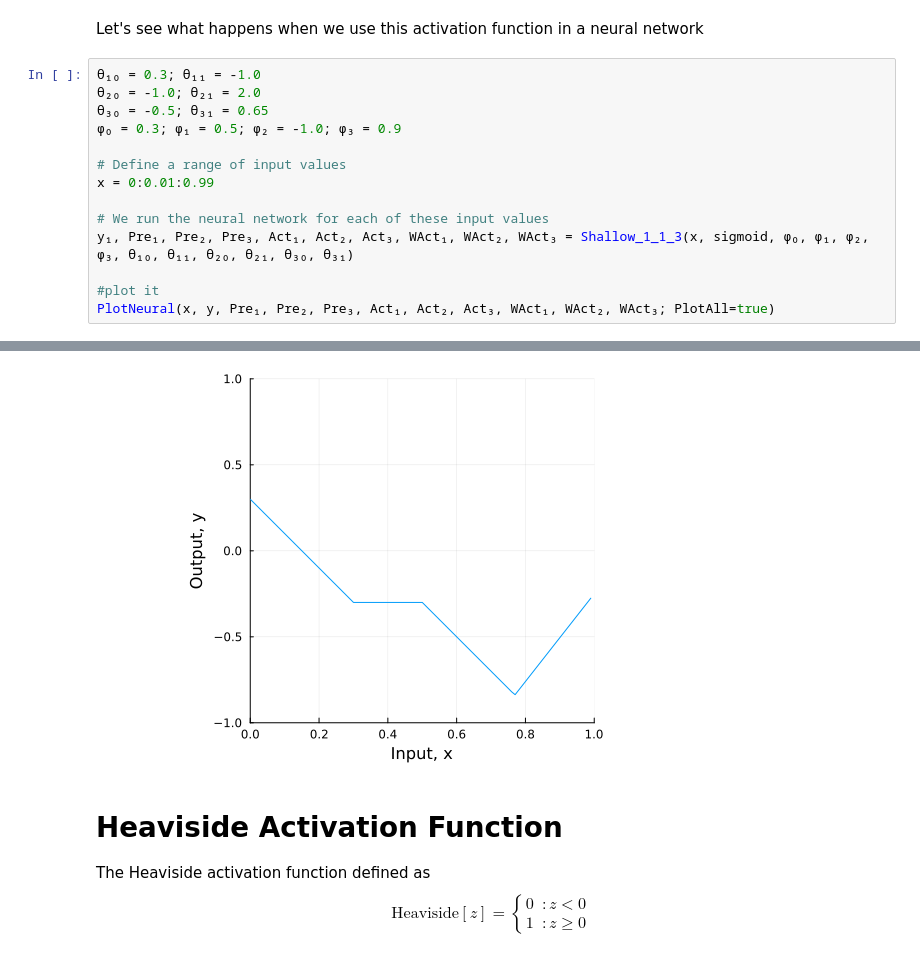
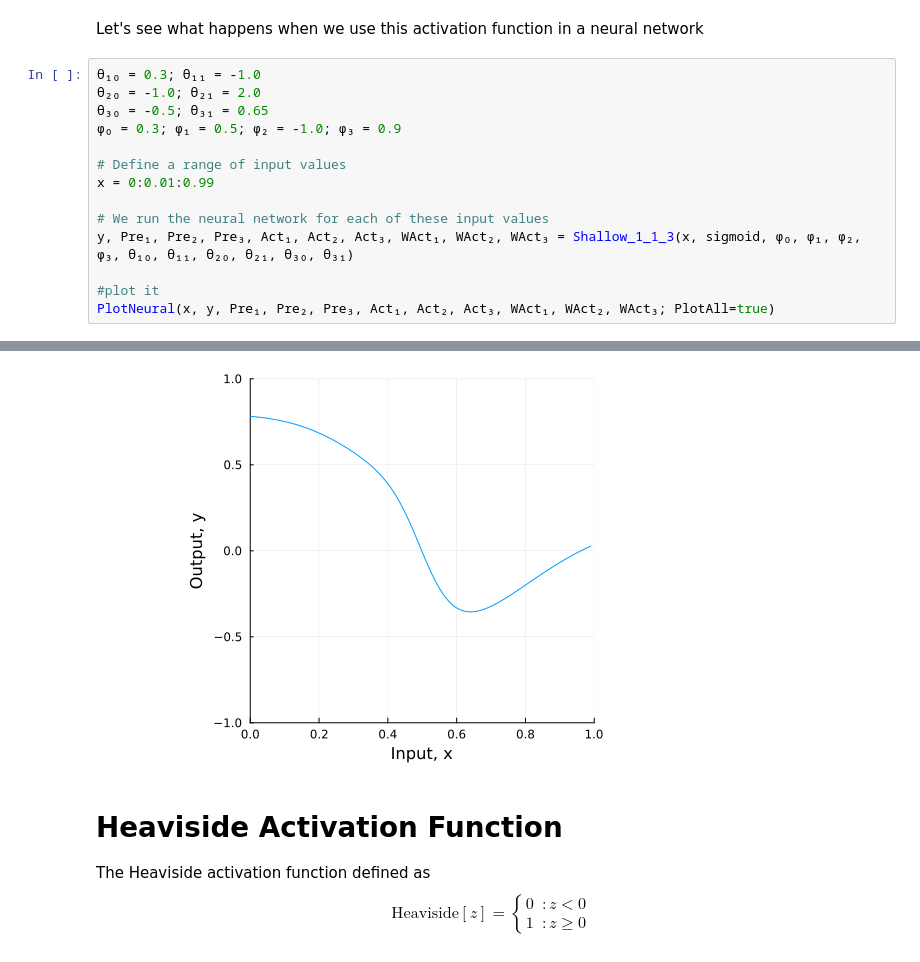
Before and after one commit to mirajcs/udl-julia, a Jupyter notebook: 3_4_Activation_Functions.ipynb, the cells around one changed output, grey strips where cells are left out. Cells and saved outputs as stored; diff of their text form.

```diff
--- a/3_4_Activation_Functions.ipynb
+++ b/3_4_Activation_Functions.ipynb
@@ -114,20 +114,20 @@ Let's see what happens when we use this activation function in a neural network
 # %%
 θ₁₀ = 0.3; θ₁₁ = -1.0
 θ₂₀ = -1.0; θ₂₁ = 2.0
 θ₃₀ = -0.5; θ₃₁ = 0.65
 ϕ₀ = 0.3; ϕ₁ = 0.5; ϕ₂ = -1.0; ϕ₃ = 0.9
 
 # Define a range of input values
 x = 0:0.01:0.99
 
 # We run the neural network for each of these input values
-y₁, Pre₁, Pre₂, Pre₃, Act₁, Act₂, Act₃, WAct₁, WAct₂, WAct₃ = Shallow_1_1_3(x, sigmoid, ϕ₀, ϕ₁, ϕ₂, ϕ₃, θ₁₀, θ₁₁, θ₂₀, θ₂₁, θ₃₀, θ₃₁)
+y, Pre₁, Pre₂, Pre₃, Act₁, Act₂, Act₃, WAct₁, WAct₂, WAct₃ = Shallow_1_1_3(x, sigmoid, ϕ₀, ϕ₁, ϕ₂, ϕ₃, θ₁₀, θ₁₁, θ₂₀, θ₂₁, θ₃₀, θ₃₁)
 
 #plot it
 PlotNeural(x, y, Pre₁, Pre₂, Pre₃, Act₁, Act₂, Act₃, WAct₁, WAct₂, WAct₃; PlotAll=true)
 # %% [output]
 [figure]
-[figure, old version]
+[figure, new version]
 # %% [markdown]
 # Heaviside Activation Function
 
```
Also changed, not shown: parts of 4 cells of this notebook.
